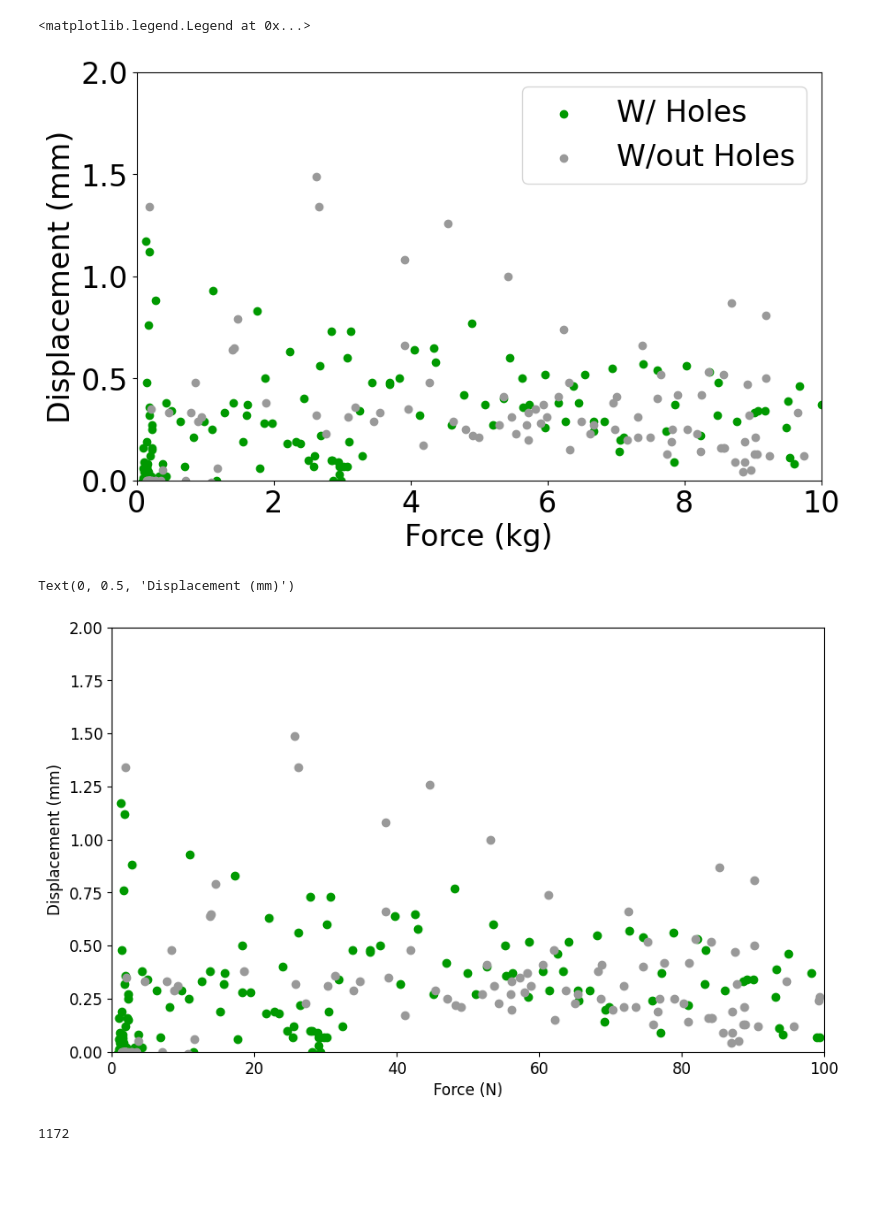
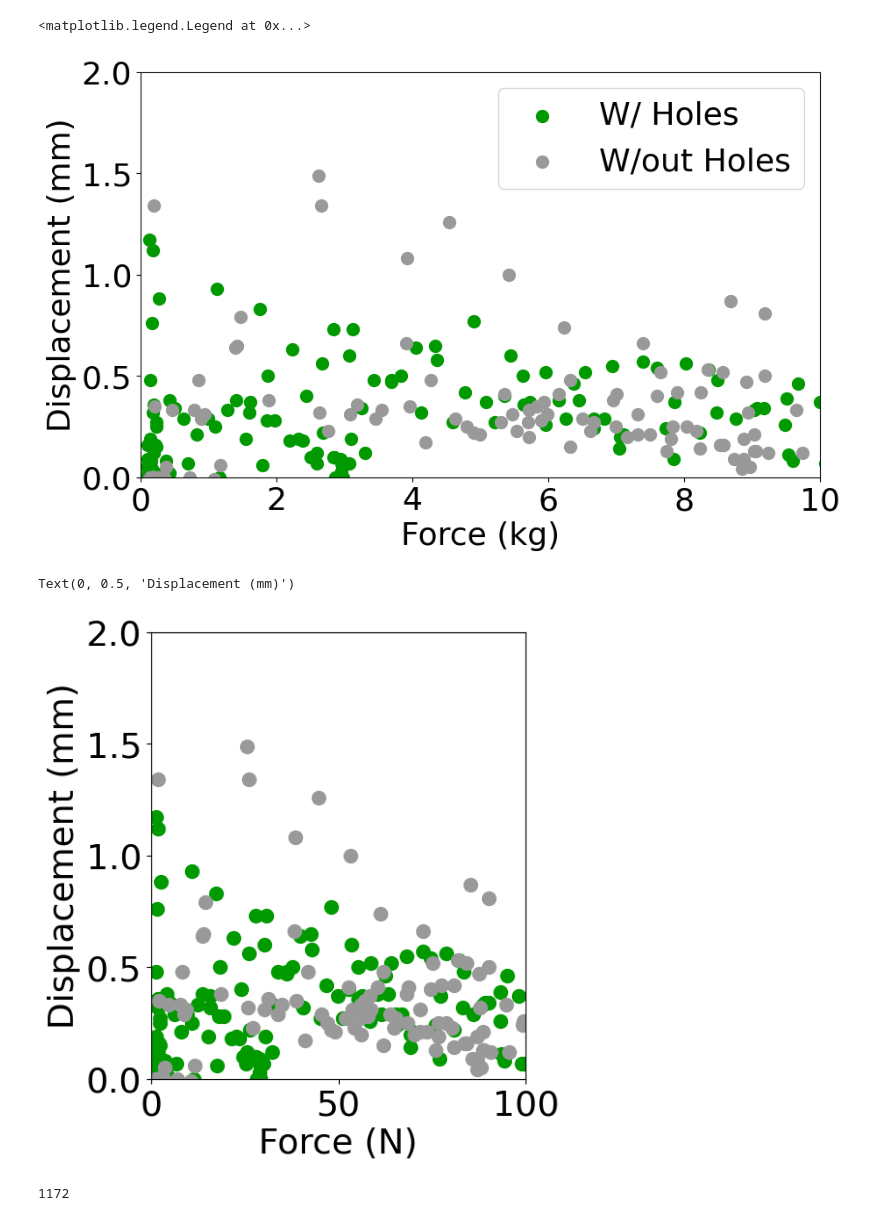
Before and after one commit to kaleFruit/Partial-Prostheses, a Jupyter notebook: strengthAnalysis/analysis.ipynb, the cells around one changed output. Cells and saved outputs as stored; diff of their text form; code cells hidden in the pictures; blank space fills up the shorter version.

```diff
--- a/strengthAnalysis/analysis.ipynb
+++ b/strengthAnalysis/analysis.ipynb
@@ -41,8 +41,9 @@ withoutHolesCombined["Force"] = forces
 withoutHolesCombined["Displacement"] = displacement
 
 plt.figure(figsize=(10,6))
-plt.scatter(withHoles["Force"], withHoles["Displacement"], color = (0,0.6, 0))
-plt.scatter(withoutHolesCombined["Force"], withoutHolesCombined["Displacement"], color = (0.6, 0.6, 0.6))
+plt.rcParams.update({'font.size': 26})
+plt.scatter(withHoles["Force"], withHoles["Displacement"], color = (0,0.6, 0), s=100)
+plt.scatter(withoutHolesCombined["Force"], withoutHolesCombined["Displacement"], color = (0.6, 0.6, 0.6), s=100)
 plt.ylim((0, 2))
 plt.xlim((0, 10))
 plt.xlabel("Force (kg)")
@@ -50,7 +51,7 @@ plt.ylabel("Displacement (mm)")
 plt.legend(["W/ Holes", "W/out Holes"], loc ="upper right")
 # %% [output]
 <matplotlib.legend.Legend at 0x...>
-[figure, old version]
+[figure, new version]
 # %%
 import pandas as pd
 plt.rcParams.update({'font.size': 12})
@@ -62,37 +63,39 @@ for valIdx in range(len(withHoles["Force"])):
 withHoles.drop(toDrop, inplace=True)
 withHoles.reset_index(inplace=True)
 displacement = [0]
 for valIdx in range(len(withHoles["Distance"])-1):
     displacement.append(withHoles["Distance"][valIdx+1]-withHoles["Distance"][valIdx])
 withHoles["Displacement"] = displacement
 withHoles["Force"] = withHoles["Force"]*9.81
 withoutHoles1 = pd.read_csv("gen1w.txt", sep=",", header=None, names=["Distance", "Force"])
 withoutHoles2 = pd.read_csv("gen1w2.txt", sep=",", header=None, names=["Distance", "Force"])
 forces = []
 displacement =[]
 for valIdx in range(len(withoutHoles1["Force"])-1):
     if withoutHoles1["Force"][valIdx]>=0.1:
         forces.append(withoutHoles1["Force"][valIdx])
         displacement.append(withoutHoles1["Distance"][valIdx+1]-withoutHoles1["Distance"][valIdx])
 for valIdx in range(len(withoutHoles2["Force"])-1):
     if withoutHoles2["Force"][valIdx]>=0.1:
         forces.append(withoutHoles2["Force"][valIdx])
         displacement.append(withoutHoles2["Distance"][valIdx+1]-withoutHoles2["Distance"][valIdx])
 withoutHolesCombined = pd.DataFrame()
 withoutHolesCombined["Force"] = forces
 withoutHolesCombined["Displacement"] = displacement
 withoutHolesCombined["Force"] = withoutHolesCombined["Force"]*9.81
 
-plt.figure(figsize=(10,6))
-plt.scatter(withHoles["Force"], withHoles["Displacement"], color = (0,0.6, 0))
-plt.scatter(withoutHolesCombined["Force"], withoutHolesCombined["Displacement"], color = (0.6, 0.6, 0.6))
+plt.figure(figsize=(5,6))
+plt.rcParams.update({'font.size': 26})
+plt.tight_layout()
+plt.scatter(withHoles["Force"], withHoles["Displacement"], color = (0,0.6, 0), s= 100)
+plt.scatter(withoutHolesCombined["Force"], withoutHolesCombined["Displacement"], color = (0.6, 0.6, 0.6), s=100)
 plt.ylim((0, 2))
 plt.xlim((0, 100))
 plt.xlabel("Force (N)")
 plt.ylabel("Displacement (mm)")
 # %% [output]
 Text(0, 0.5, 'Displacement (mm)')
-[figure, old version]
+[figure, new version]
 # %%
 def processDataBetter(filename: str):
     df = pd.read_csv(filename, sep=",", header=None, names=["Distance", "Force"])
```
Also changed, not shown: parts of 6 cells of this notebook, 17 other files.
